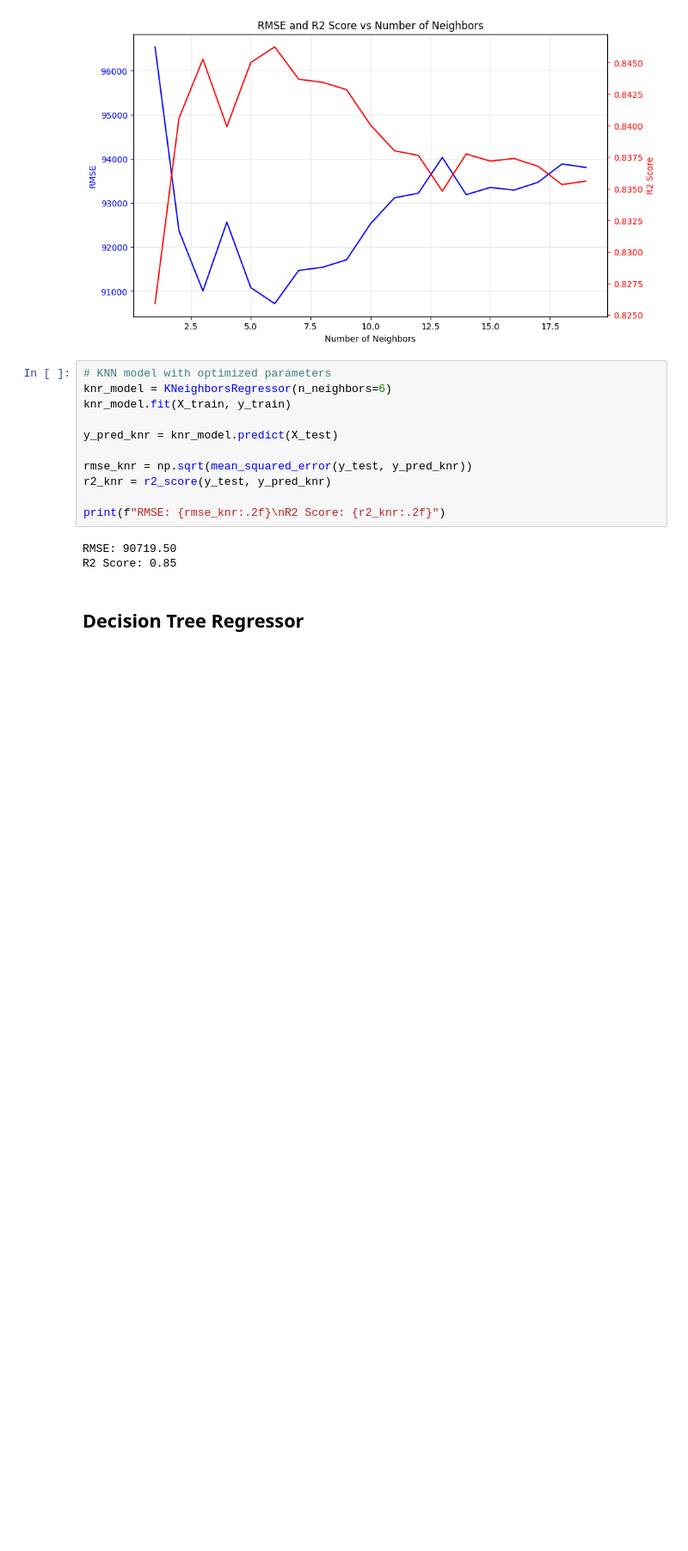
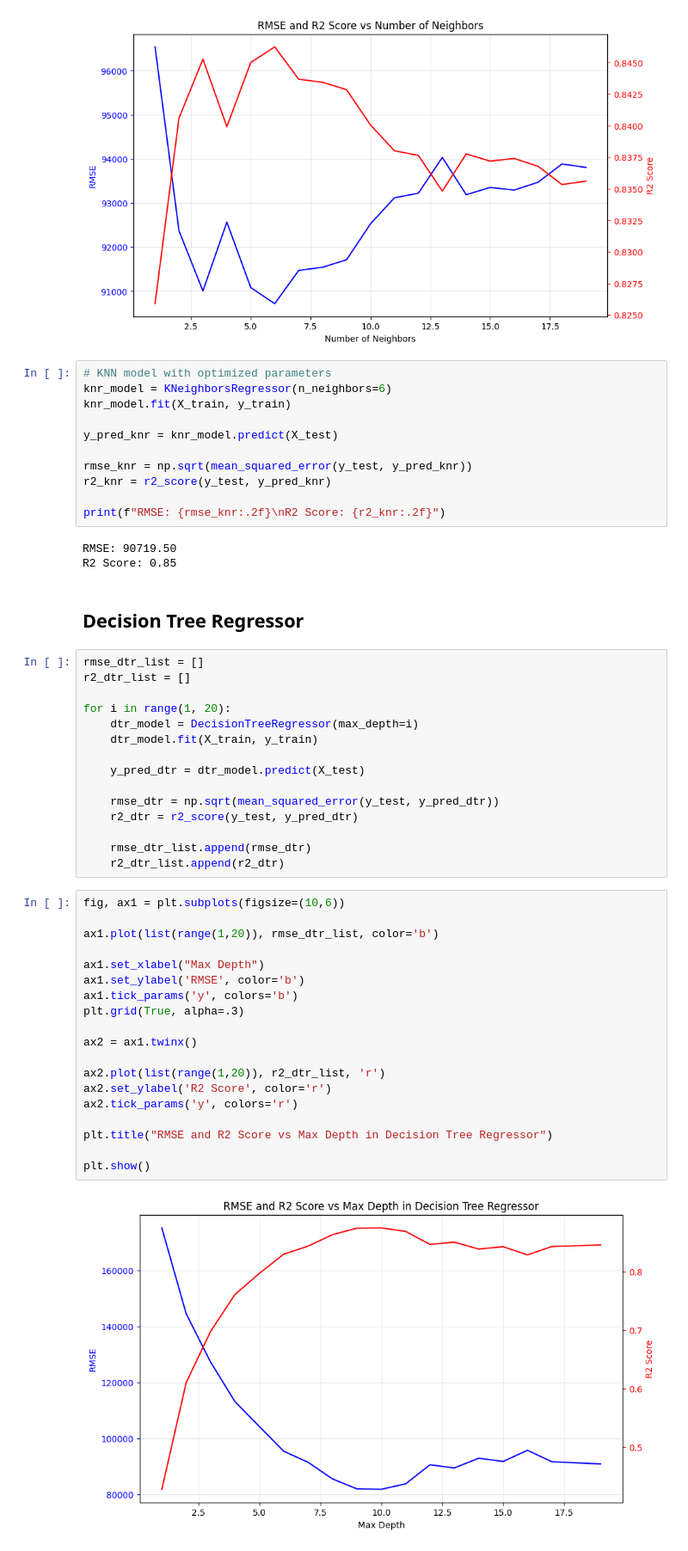
Before and after one commit to netofr19/ML_projects, a Jupyter notebook: car_price_prediction/car_price_pred.ipynb, the cells around one changed output. Shown: that part at 86% size. Cells and saved outputs as stored; diff of their text form; blank space fills up the shorter version.

Commit message:
finalization of the model analysis

```diff
--- a/car_price_prediction/car_price_pred.ipynb
+++ b/car_price_prediction/car_price_pred.ipynb
@@ -373,3 +373,39 @@ RMSE: 90719.50
 R2 Score: 0.85
 # %% [markdown]
 ## Decision Tree Regressor
+# %%
+rmse_dtr_list = []
+r2_dtr_list = []
+
+for i in range(1, 20):
+    dtr_model = DecisionTreeRegressor(max_depth=i)
+    dtr_model.fit(X_train, y_train)
+
+    y_pred_dtr = dtr_model.predict(X_test)
+
+    rmse_dtr = np.sqrt(mean_squared_error(y_test, y_pred_dtr))
+    r2_dtr = r2_score(y_test, y_pred_dtr)
+
+    rmse_dtr_list.append(rmse_dtr)
+    r2_dtr_list.append(r2_dtr)
+# %%
+fig, ax1 = plt.subplots(figsize=(10,6))
+
+ax1.plot(list(range(1,20)), rmse_dtr_list, color='b')
+
+ax1.set_xlabel("Max Depth")
+ax1.set_ylabel('RMSE', color='b')
+ax1.tick_params('y', colors='b')
+plt.grid(True, alpha=.3)
+
+ax2 = ax1.twinx()
+
+ax2.plot(list(range(1,20)), r2_dtr_list, 'r')
+ax2.set_ylabel('R2 Score', color='r')
+ax2.tick_params('y', colors='r')
+
+plt.title("RMSE and R2 Score vs Max Depth in Decision Tree Regressor")
+
+plt.show()
+# %% [output]
+[figure, added]
```
Also changed, not shown: parts of 6 cells of this notebook.
